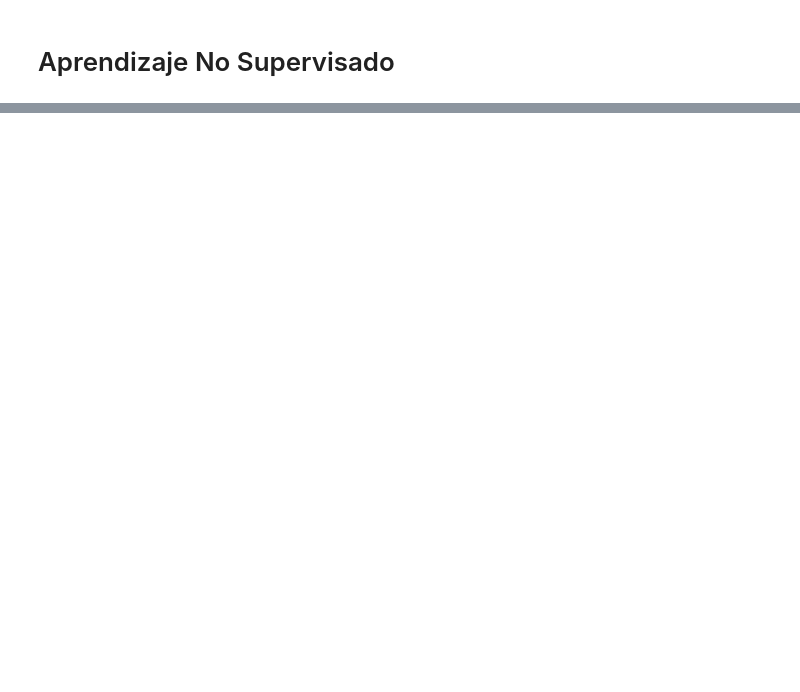
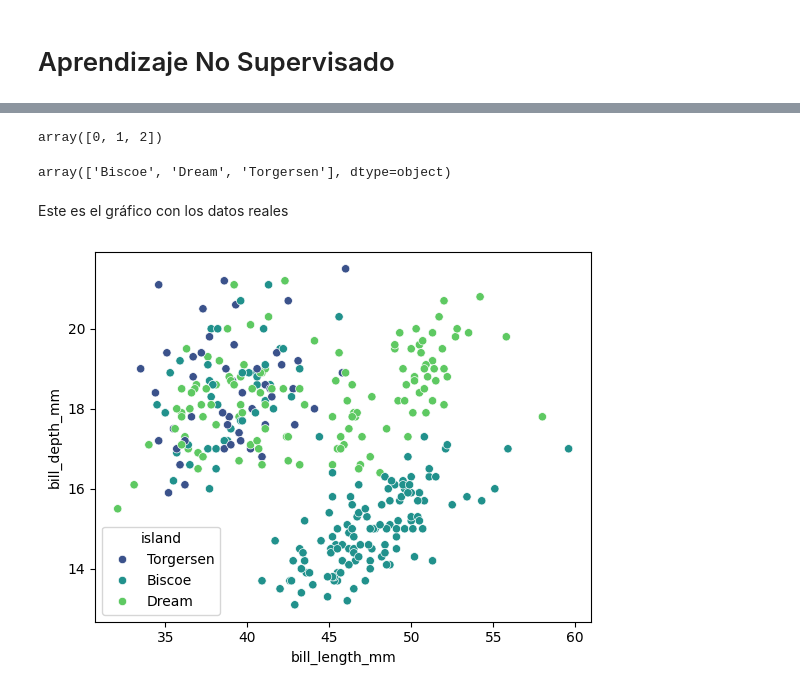
Before and after one commit to JuanPedroMarquez/Primera-practica-ML-pinguinos, a Jupyter notebook: Penguins Learning.ipynb, the cells around one changed output, grey strips where cells are left out. Saved outputs shown, nothing was run; the diff lists cells and outputs as text; code cells hidden in the pictures; blank space fills up the shorter version.

```diff
--- a/Penguins Learning.ipynb
+++ b/Penguins Learning.ipynb
@@ -933,0 +1239,14 @@ plt.scatter(clasificacion["bill_depth_mm"], clasificacion["bill_length_mm"], c=y
+# %%
+np.unique(y_encoded)
+# %% [output]
+array([0, 1, 2])
+# %%
+y_encoder.inverse_transform(np.unique(y_pred))
+# %% [output]
+array(['Biscoe', 'Dream', 'Torgersen'], dtype=object)
+# %% [markdown]
+Este es el gráfico con los datos reales
+# %%
+fig = sns.scatterplot(x = penguins["bill_length_mm"], y = penguins["bill_depth_mm"], hue = penguins["island"], palette = 'viridis')
+# %% [output]
+[figure, added]
```
Also changed, not shown: parts of 67 cells of this notebook, 2 other files.
